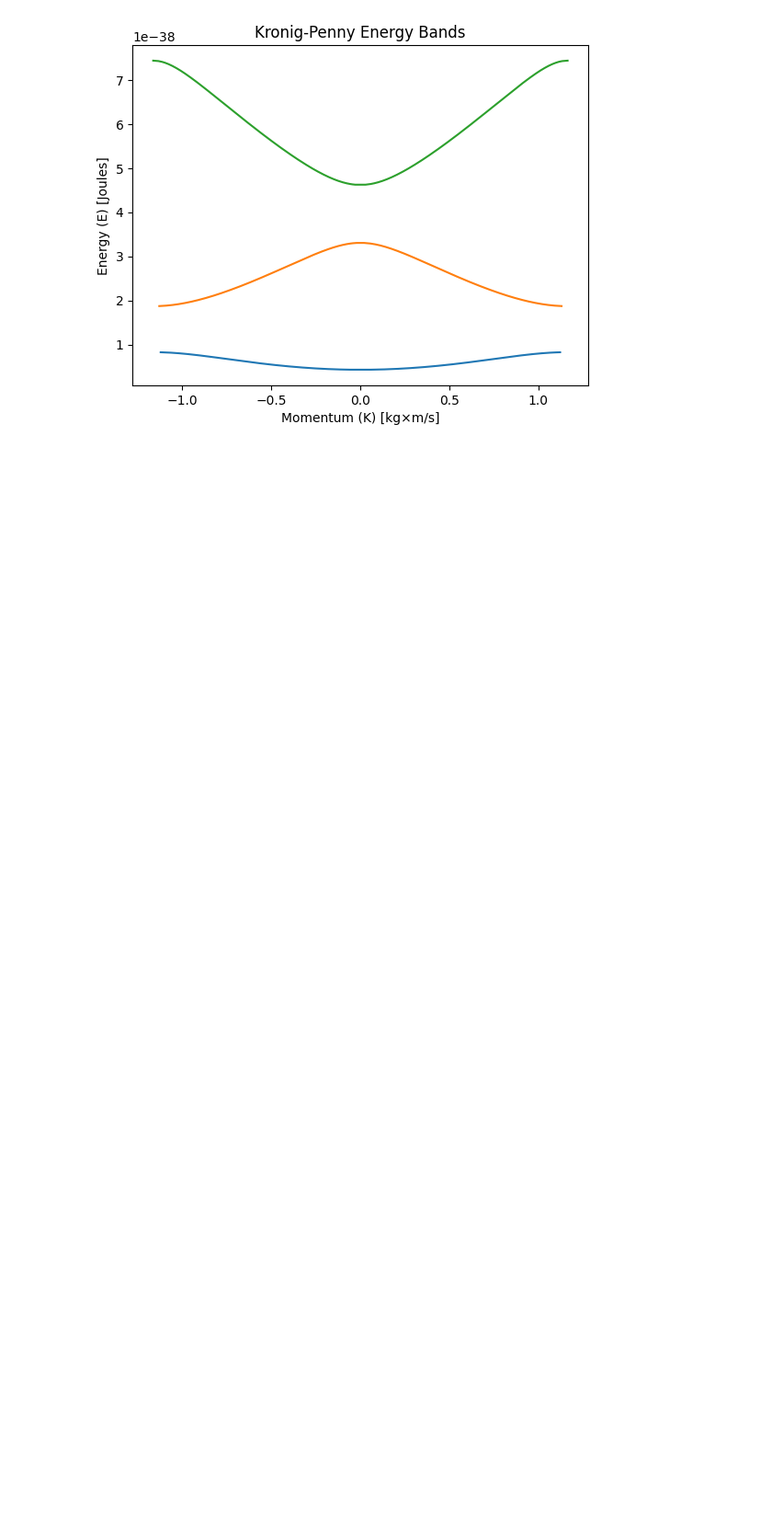
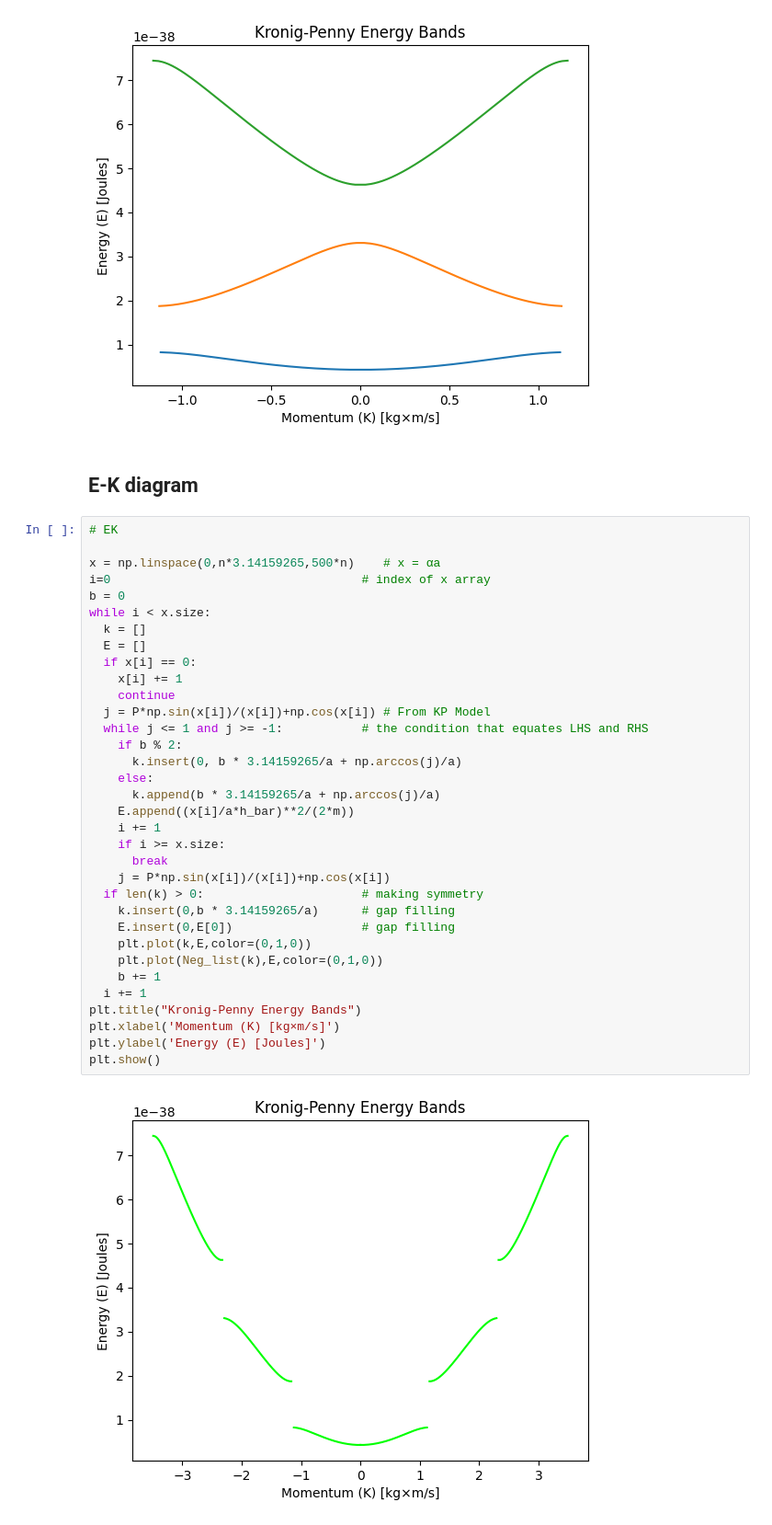
Before and after one commit to rifat-hossain/E-K-diagram-python, a Jupyter notebook: Ek_using_kp_model.ipynb, the cells around one changed output. Shown at 92% size. Saved outputs shown, nothing was run; the diff lists cells and outputs as text; blank space fills up the shorter version.

Commit message:
added main e-k diagram generation along with reduced k space

```diff
--- a/Ek_using_kp_model.ipynb
+++ b/Ek_using_kp_model.ipynb
@@ -98,3 +100,41 @@ plt.ylabel('Energy (E) [Joules]')
 plt.show()
 # %% [output]
 [figure]
+# %% [markdown]
+## E-K diagram
+# %%
+# EK
+
+x = np.linspace(0,n*3.14159265,500*n)    # x = αa
+i=0                                   # index of x array
+b = 0
+while i < x.size:
+  k = []
+  E = []
+  if x[i] == 0:
+    x[i] += 1
+    continue
+  j = P*np.sin(x[i])/(x[i])+np.cos(x[i]) # From KP Model
+  while j <= 1 and j >= -1:           # the condition that equates LHS and RHS
+    if b % 2:
+      k.insert(0, b * 3.14159265/a + np.arccos(j)/a)
+    else:
+      k.append(b * 3.14159265/a + np.arccos(j)/a)
+    E.append((x[i]/a*h_bar)**2/(2*m))
+    i += 1
+    if i >= x.size:
+      break
+    j = P*np.sin(x[i])/(x[i])+np.cos(x[i])
+  if len(k) > 0:                      # making symmetry
+    k.insert(0,b * 3.14159265/a)      # gap filling
+    E.insert(0,E[0])                  # gap filling
+    plt.plot(k,E,color=(0,1,0))
+    plt.plot(Neg_list(k),E,color=(0,1,0))
+    b += 1
+  i += 1
+plt.title("Kronig-Penny Energy Bands")
+plt.xlabel('Momentum (K) [kg×m/s]')
+plt.ylabel('Energy (E) [Joules]')
+plt.show()
+# %% [output]
+[figure, added]
```
Also changed, not shown: parts of 1 cell of this notebook.
